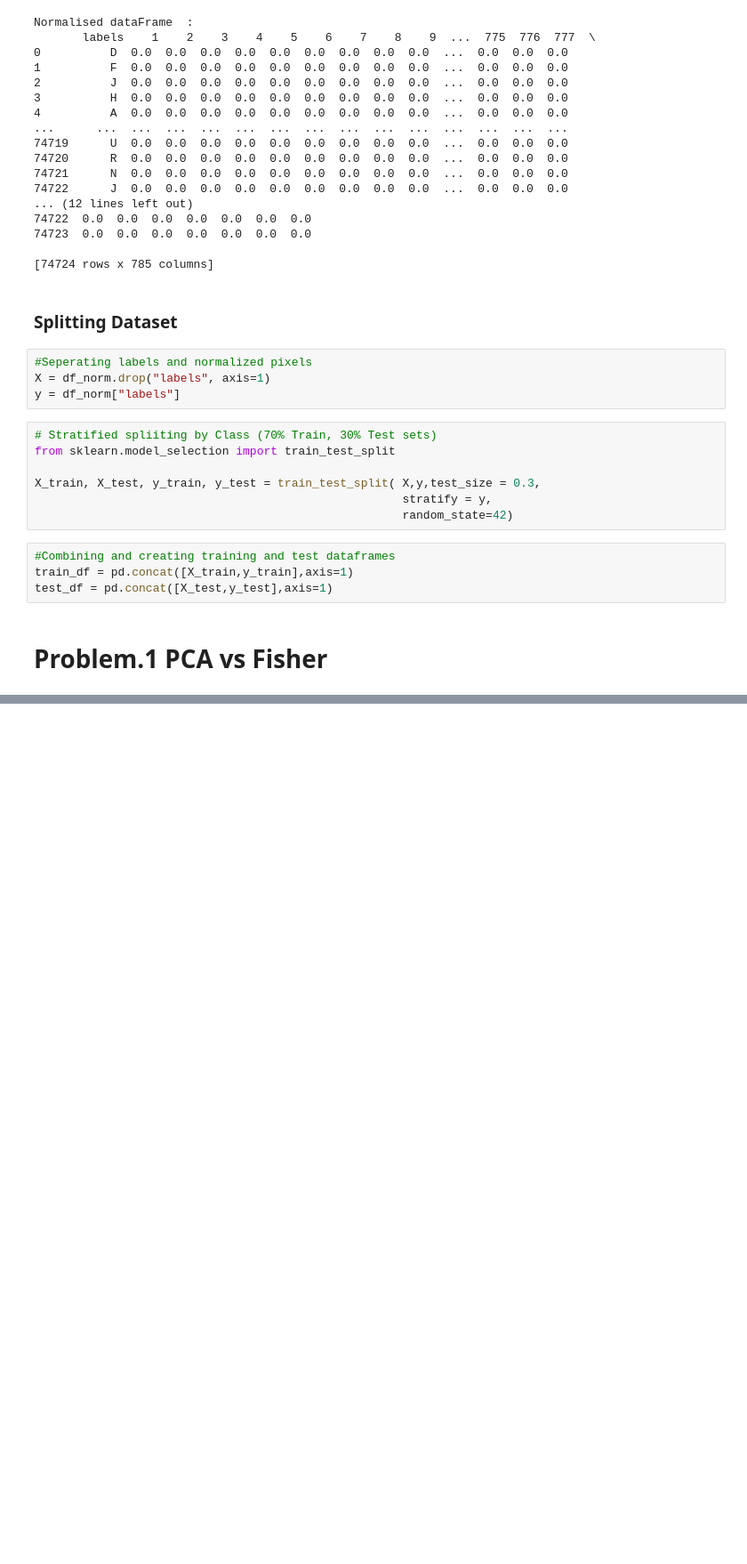
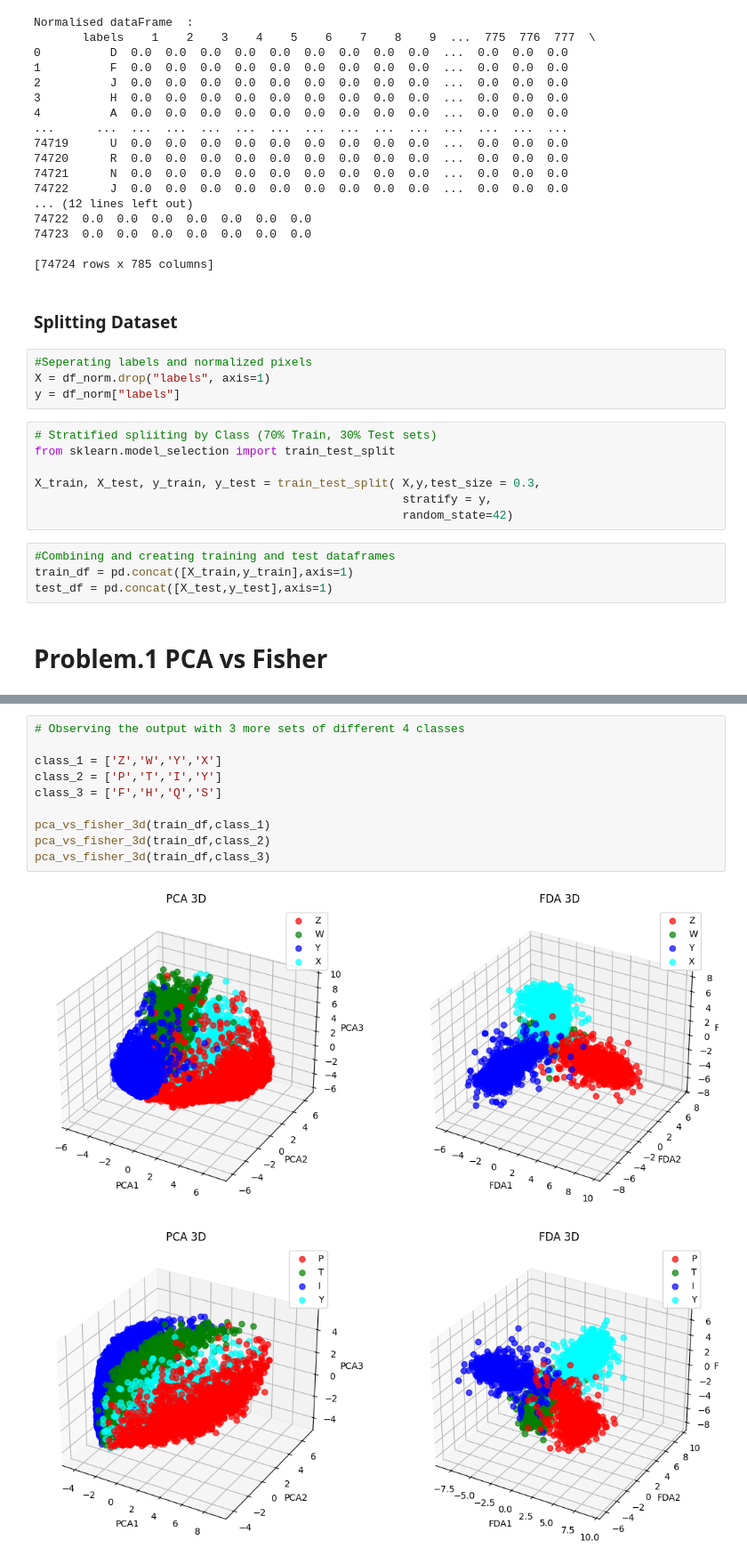
Before and after one commit to Phani-ISB/MLSL-1, a Jupyter notebook: tmnist.ipynb, the cells around one changed output, grey strips where cells are left out. Shown at 89% size. Saved outputs shown, nothing was run; the diff lists cells and outputs as text; blank space fills up the shorter version.

```diff
--- a/tmnist.ipynb
+++ b/tmnist.ipynb
@@ -92,0 +154,13 @@ test_df = pd.concat([X_test,y_test],axis=1)
+# %%
+# Observing the output with 3 more sets of different 4 classes
+
+class_1 = ['Z','W','Y','X']
+class_2 = ['P','T','I','Y']
+class_3 = ['F','H','Q','S']
+
+pca_vs_fisher_3d(train_df,class_1)
+pca_vs_fisher_3d(train_df,class_2)
+pca_vs_fisher_3d(train_df,class_3)
+# %% [output]
+[figure, added]
+[figure, added]
```
Also changed, not shown: parts of 4 cells of this notebook.
